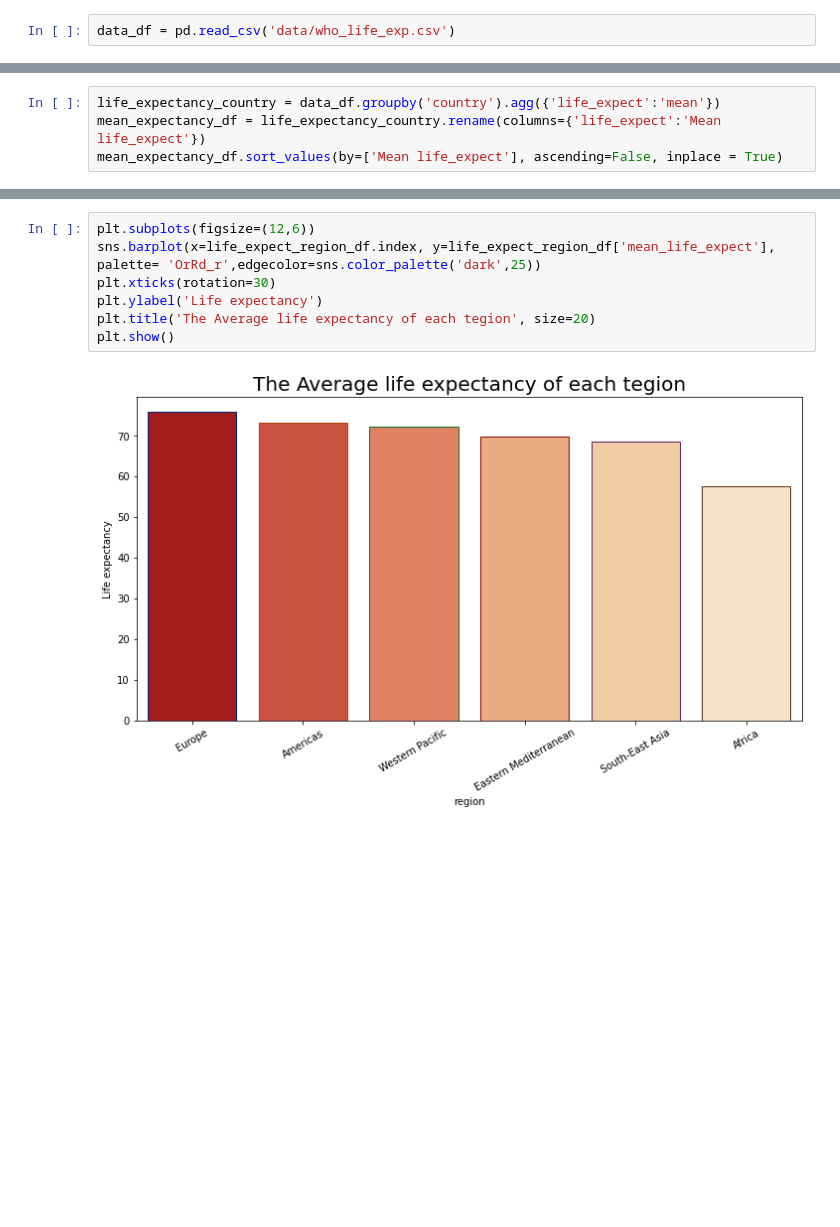
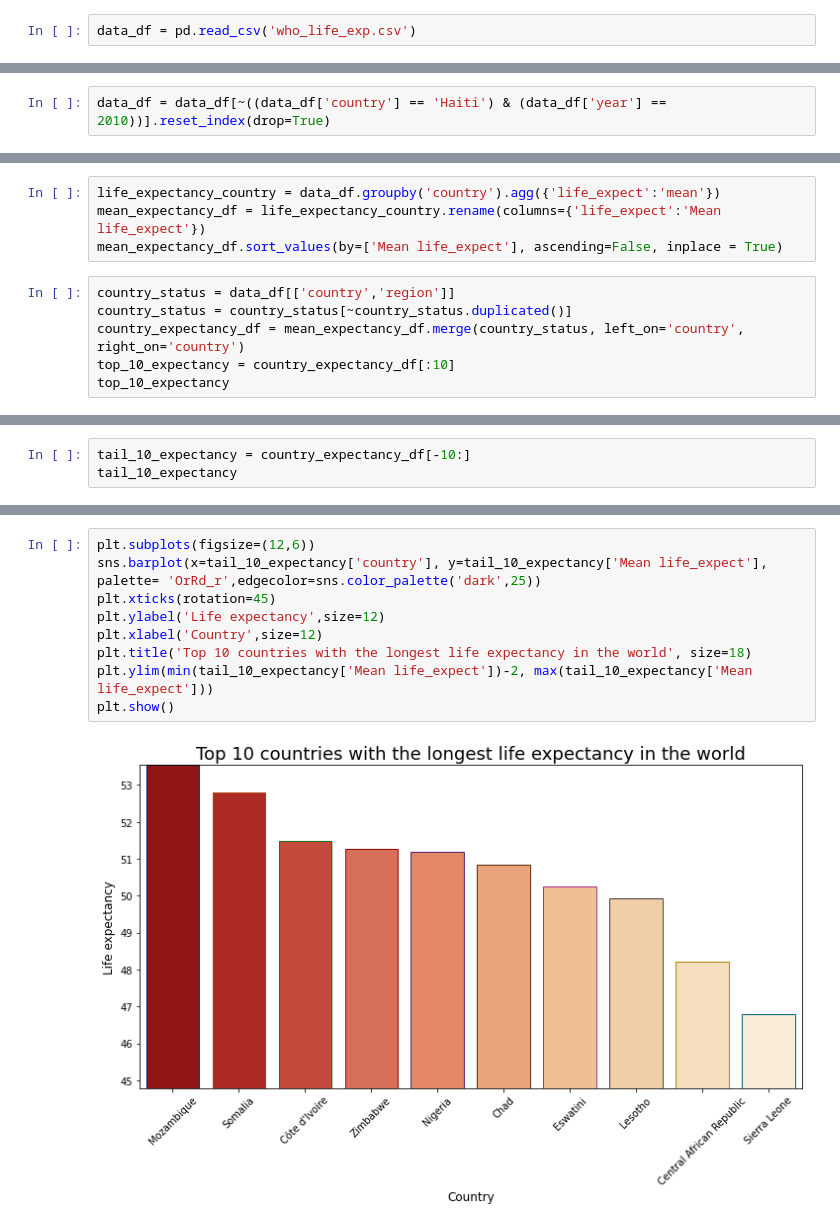
Before and after one commit to XQuyTran/Final_Project_LTKHDL, a Jupyter notebook: Version01-P4DS.ipynb, the cells around one changed output, grey strips where cells are left out. Cells and saved outputs as stored; diff of their text form; blank space fills up the shorter version.

```diff
--- a/Version01-P4DS.ipynb
+++ b/Version01-P4DS.ipynb
@@ -9,7 +11,7 @@ import seaborn as sns
 import warnings
 warnings.filterwarnings("ignore")
 # %%
-data_df = pd.read_csv('data/who_life_exp.csv')
+data_df = pd.read_csv('who_life_exp.csv')
 # %%
 data_df.head()
 # %% [output]
@@ -235,2 +266,4 @@ life_expect_region_df
+# %%
+data_df = data_df[~((data_df['country'] == 'Haiti') & (data_df['year'] == 2010))].reset_index(drop=True)
 # %% [markdown]
 ## Với mỗi châu lục, Tuổi thọ trung bình là như thế nào?
@@ -238,3 +301,9 @@ life_expect_region_df
 life_expectancy_country = data_df.groupby('country').agg({'life_expect':'mean'})
 mean_expectancy_df = life_expectancy_country.rename(columns={'life_expect':'Mean life_expect'})
 mean_expectancy_df.sort_values(by=['Mean life_expect'], ascending=False, inplace = True)
+# %%
+country_status = data_df[['country','region']]
+country_status = country_status[~country_status.duplicated()]
+country_expectancy_df = mean_expectancy_df.merge(country_status, left_on='country', right_on='country')
+top_10_expectancy = country_expectancy_df[:10]
+top_10_expectancy
@@ -240,0 +344,3 @@ mean_expectancy_df.sort_values(by=['Mean life_expect'], ascending=False, inplace
+# %%
+tail_10_expectancy = country_expectancy_df[-10:]
+tail_10_expectancy
@@ -241,9 +359,11 @@ mean_expectancy_df.sort_values(by=['Mean life_expect'], ascending=False, inplace
 # %%
 plt.subplots(figsize=(12,6))
-sns.barplot(x=life_expect_region_df.index, y=life_expect_region_df['mean_life_expect'], palette= 'OrRd_r',edgecolor=sns.color_palette('dark',25))
-plt.xticks(rotation=30)
-plt.ylabel('Life expectancy')
-plt.title('The Average life expectancy of each tegion', size=20)
+sns.barplot(x=tail_10_expectancy['country'], y=tail_10_expectancy['Mean life_expect'], palette= 'OrRd_r',edgecolor=sns.color_palette('dark',25))
+plt.xticks(rotation=45)
+plt.ylabel('Life expectancy',size=12)
+plt.xlabel('Country',size=12)
+plt.title('Top 10 countries with the longest life expectancy in the world', size=18)
+plt.ylim(min(tail_10_expectancy['Mean life_expect'])-2, max(tail_10_expectancy['Mean life_expect']))
 plt.show()
 # %% [output]
-[figure, old version]
+[figure, new version]
```
Also changed, not shown: parts of 77 cells of this notebook.
